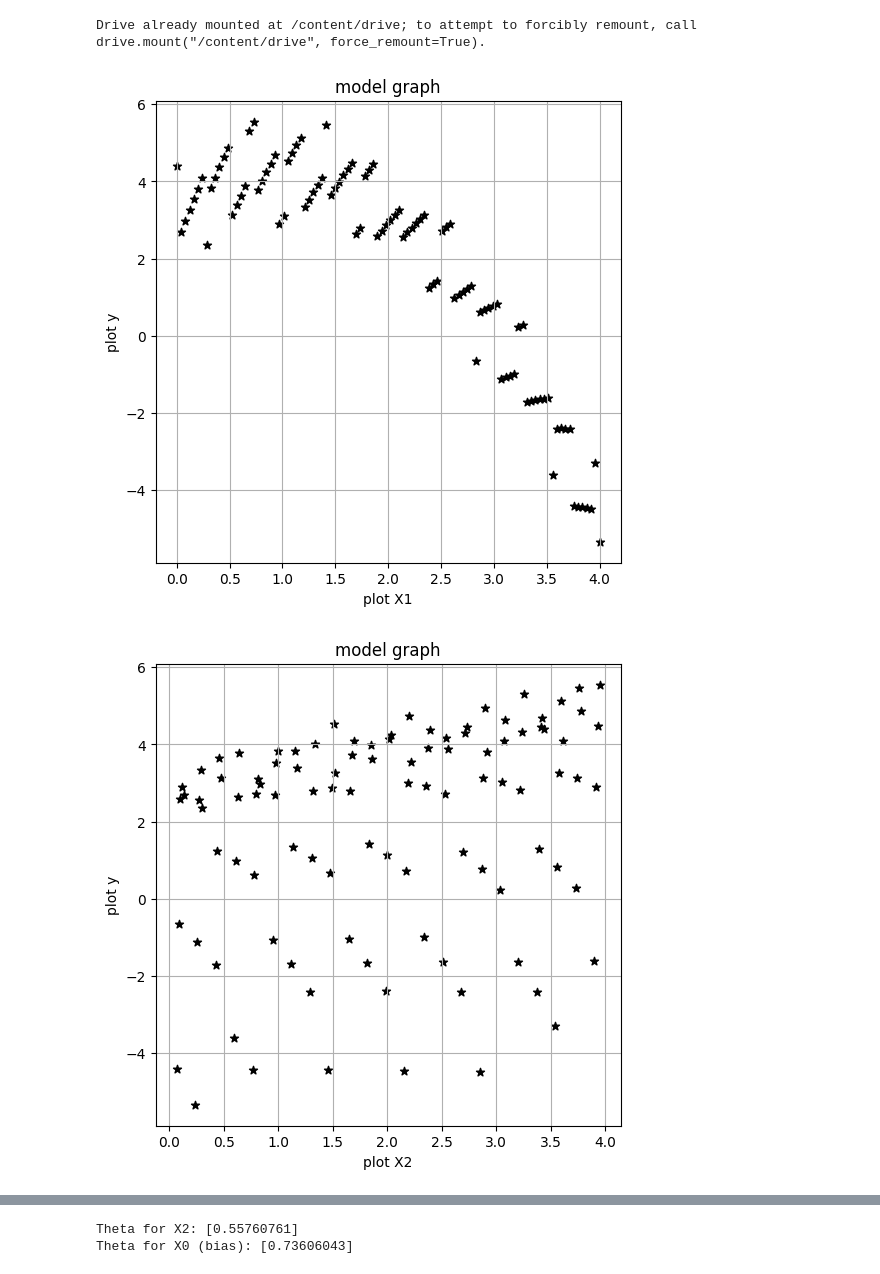
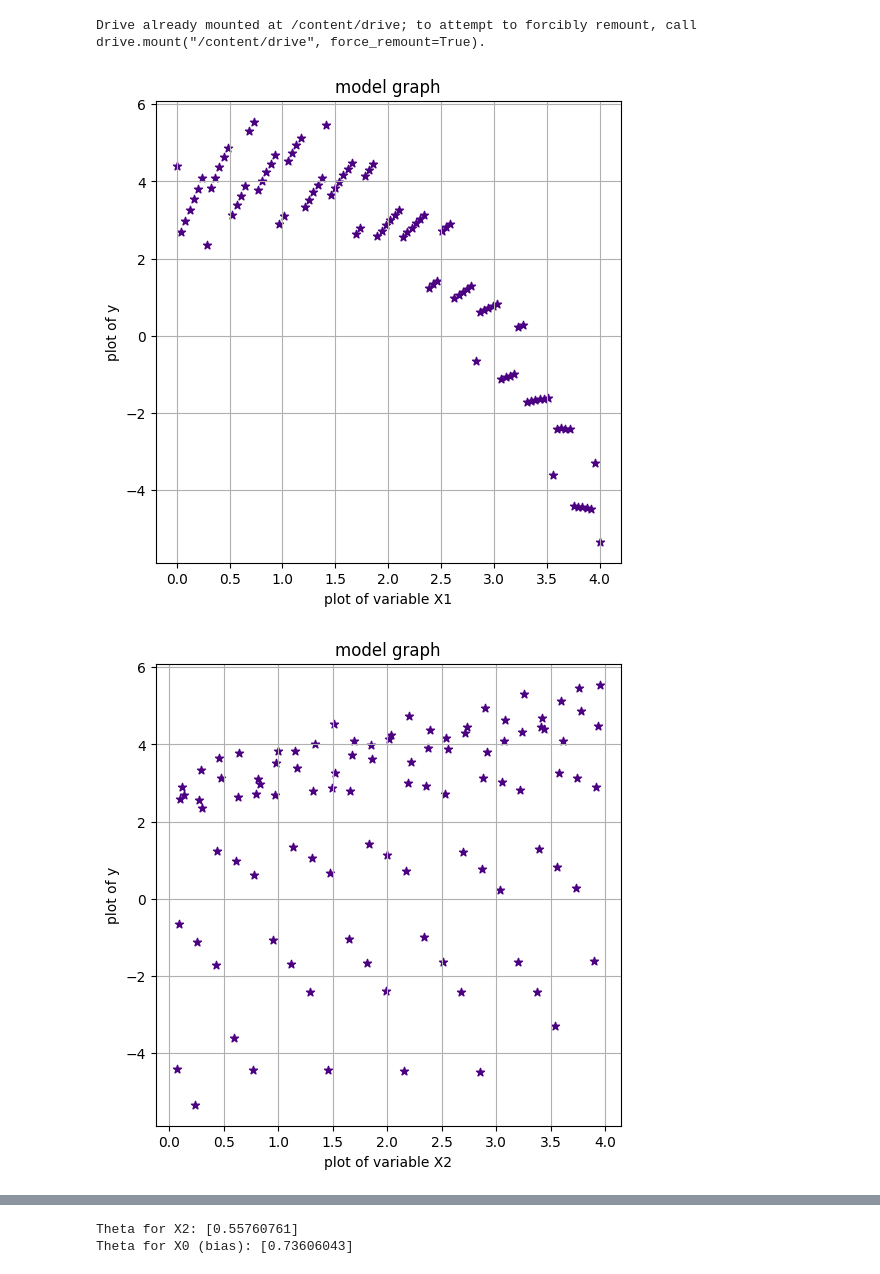
Before and after one commit to sirlapat/ML_Assignment1, a Jupyter notebook: ML1.ipynb, the cells around one changed output, grey strips where cells are left out. Saved outputs shown, nothing was run; the diff lists cells and outputs as text; code cells hidden in the pictures.

```diff
--- a/ML1.ipynb
+++ b/ML1.ipynb
@@ -12,38 +12,38 @@ Drive already mounted at /content/drive; to attempt to forcibly remount, call dr
 # %%
 df = pd.read_csv('/content/drive/MyDrive/D3.csv')
 X1 = df.values[:,0]
 X2 = df.values[:,1]
 X3 = df.values[:,2]
 Y = df.values[:,3]
 
 # Plot X1
-plt.scatter(X1, Y, color='black',marker='*')
+plt.scatter(X1, Y, color='indigo',marker='*')
 plt.grid(True)
 plt.rcParams["figure.figsize"] = (6, 6)
-plt.xlabel('plot X1')
-plt.ylabel('plot y')
+plt.xlabel('plot of variable X1')
+plt.ylabel('plot of y')
 plt.title('model graph')
 
 plt.show()
 
 # Plot X2
-plt.scatter(X2, Y, color='black',marker='*')
+plt.scatter(X2, Y, color='indigo',marker='*')
 plt.grid(True)
 plt.rcParams["figure.figsize"] = (6, 6)
-plt.xlabel('plot X2')
-plt.ylabel('plot y')
+plt.xlabel('plot of variable X2')
+plt.ylabel('plot of y')
 plt.title('model graph')
 plt.show()
 
 # Plot X3
-plt.scatter(X1, Y, color='black',marker='*')
+plt.scatter(X1, Y, color='indigo',marker='*')
 plt.grid(True)
 plt.rcParams["figure.figsize"] = (6, 6)
-plt.xlabel('plot X3')
-plt.ylabel('plot y')
+plt.xlabel('plot of variable X3')
+plt.ylabel('plot of y')
 plt.title('model graph')
 
 plt.show()
 # %% [output]
-[figure, old version]
+[figure, new version]
-[figure, old version]
+[figure, new version]
```
Also changed, not shown: parts of 16 cells of this notebook.
